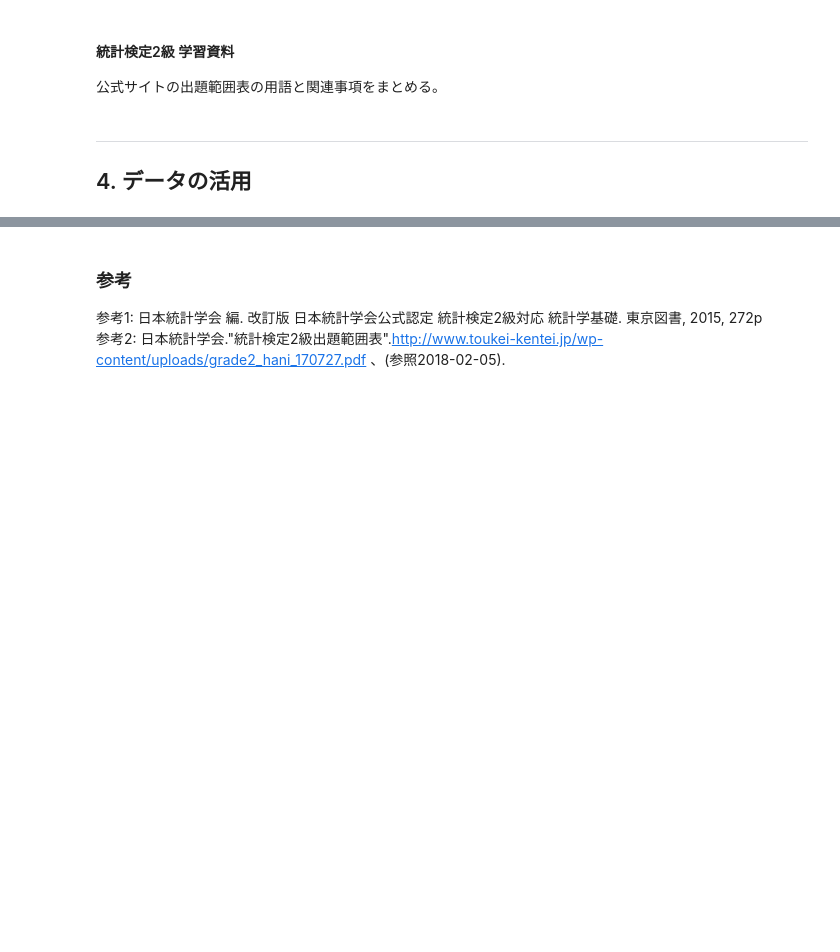
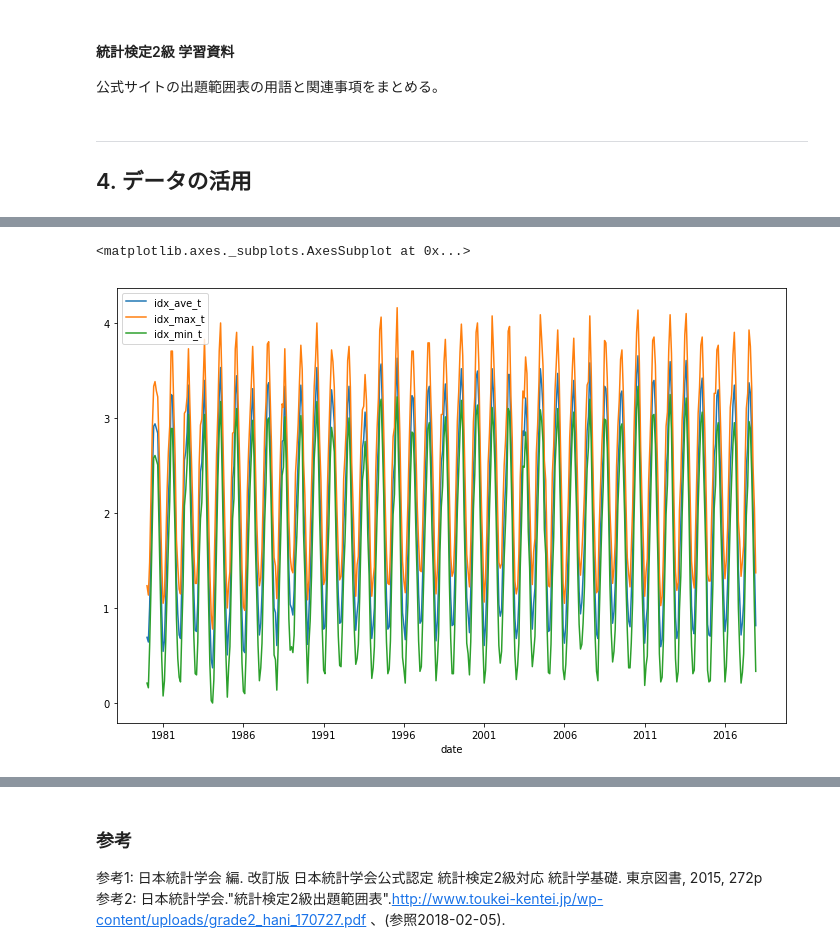
Before and after one commit to t-akazawa/statistics, a Jupyter notebook: ch4-2.ipynb, the cells around one changed output, grey strips where cells are left out. Cells and saved outputs as stored; diff of their text form; code cells hidden in the pictures; blank space fills up the shorter version.

```diff
--- a/ch4-2.ipynb
+++ b/ch4-2.ipynb
@@ -33,0 +114,7 @@
+# %%
+# 指数化
+# 平成元年1月平均気温を基準とする
+df['idx_ave_t'] = df['ave_t']/df.iloc[108,1]
+df['idx_max_t'] = df['max_t']/df.iloc[108,1]
+df['idx_min_t'] = df['min_t']/df.iloc[108,1]
+df.head(10)
@@ -33,0 +134,3 @@
+# %%
+df_idx = df.loc[:,['idx_ave_t', 'idx_max_t', 'idx_min_t']]
+df_idx.head(5)
@@ -33,0 +145,5 @@
+# %%
+df_idx.plot(figsize=(12,8))
+# %% [output]
+<matplotlib.axes._subplots.AxesSubplot at 0x...>
+[figure, added]
```
Also changed, not shown: parts of 34 cells of this notebook, 4 other files.
